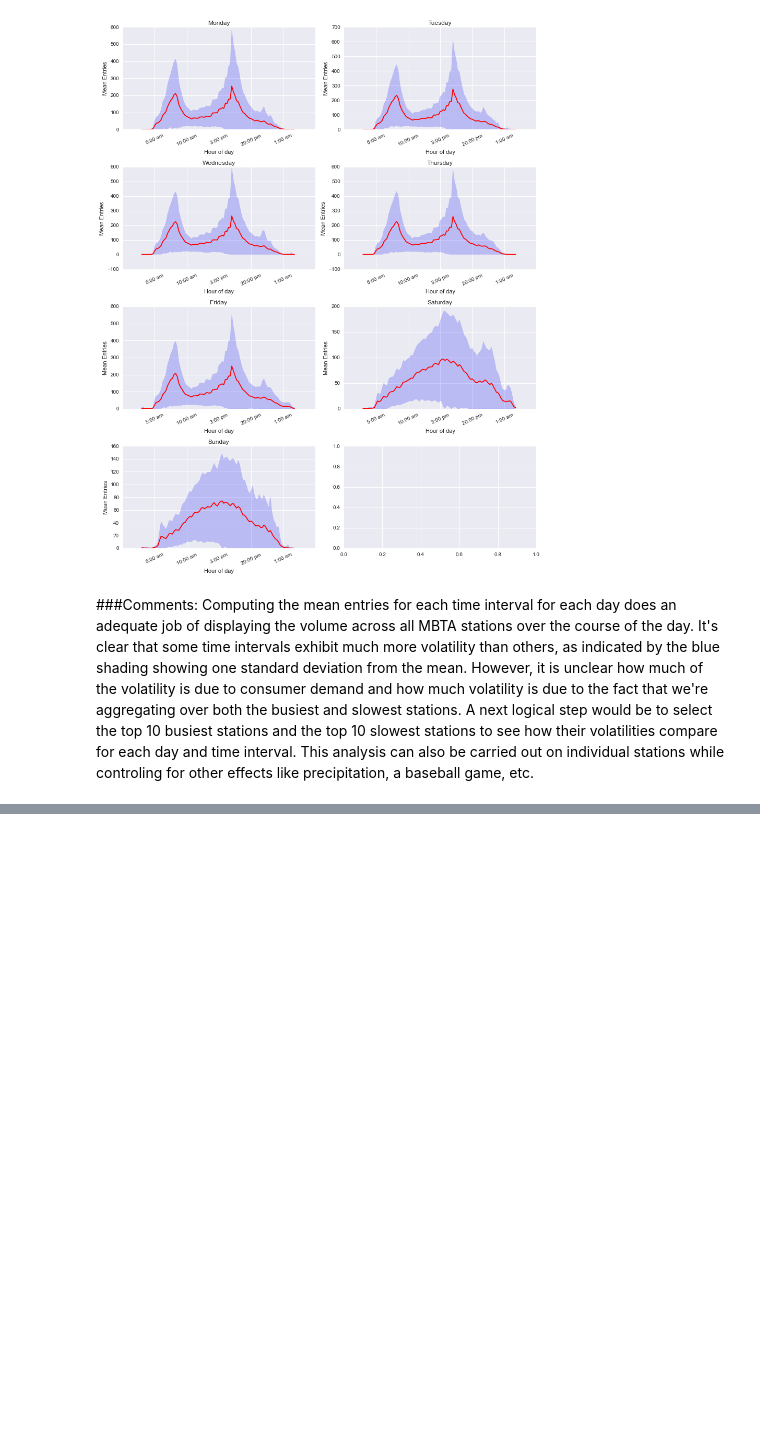
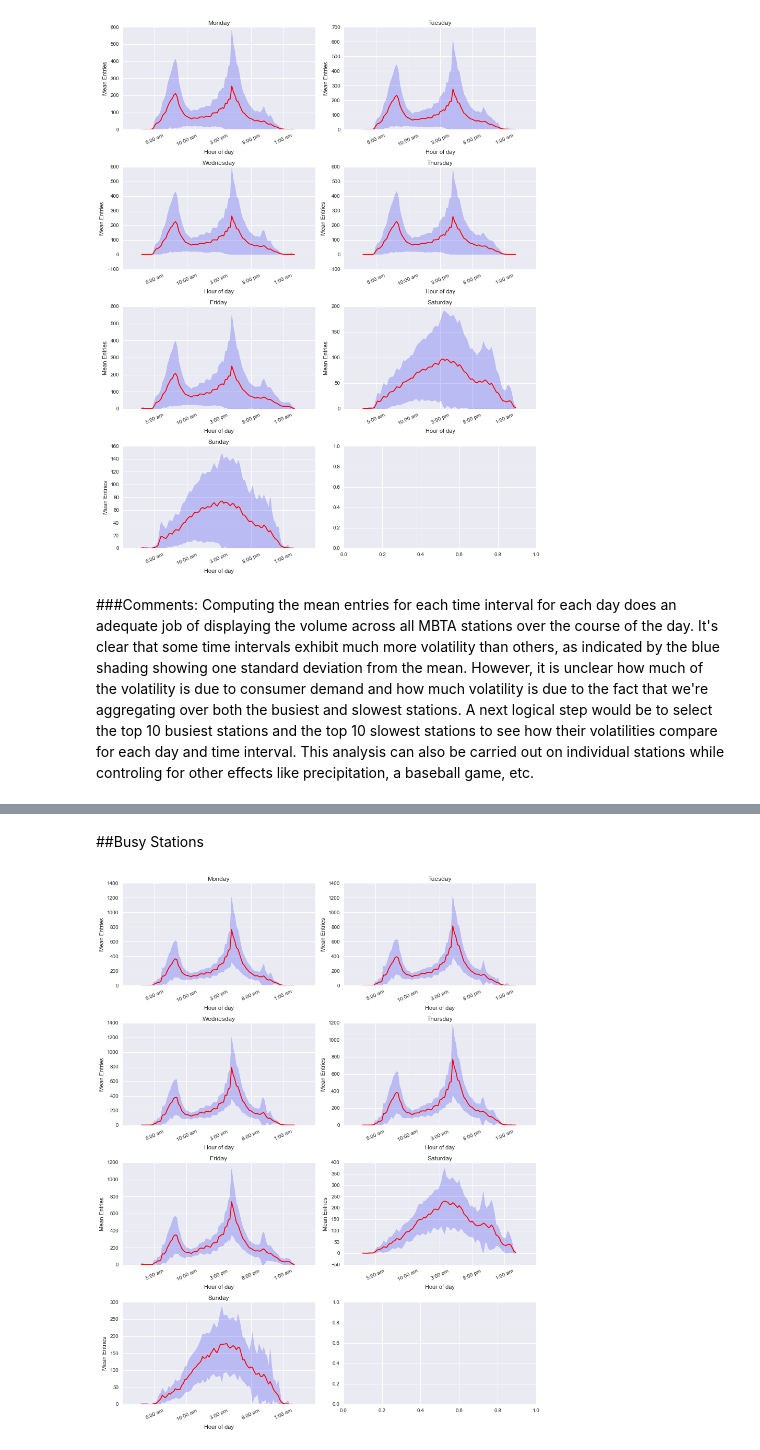
Before and after one commit to azampagl/harvard-capstone, a Jupyter notebook: src/exploration/GateCount_exploratory_fil.ipynb, the cells around one changed output, grey strips where cells are left out. Drawn from its saved outputs; the diff is of its cells as text; code cells hidden in the pictures; blank space fills up the shorter version.

Commit message:
Added plots of entry trends after separating stations by rider volume according to the MBTA bluebook.

```diff
--- a/src/exploration/GateCount_exploratory_fil.ipynb
+++ b/src/exploration/GateCount_exploratory_fil.ipynb
@@ -204,7 +198,7 @@ for ax, day in zip(axes.ravel(), range(7)):
 
     ax.fill_between(dow_time_mean.loc[day].index, upper, lower, color='b', alpha=.2)
 
-    labels=['','5:00 am','10:00 am','3:00 pm','20:00 pm','1:00 am','']
+    labels=['','5:00 am','10:00 am','3:00 pm','8:00 pm','1:00 am','']
 
     ax.xaxis.set_ticklabels(labels,rotation=25)
     ax.set_ylabel('Mean Entries')
@@ -217,0 +218,47 @@ Computing the mean entries for each time interval for each day does an adequate
+# %%
+# Found the ids corresponding to the busy stations in the stations.csv
+# Park St has 2 ids, one for red line entrance and one for green. Both
+# included in list of busy ids
+busy_ids=[1009,1039, 1035, 1052,1113,1080,1075,1036, 1037, 1087, 1055]
+busy_records=gate_count[ [val in busy_ids for val in gate_count['locationid'].values ]]
+
+# average stations. Take care not to confuse Quincy Adams, Quincy Center,
+# Quincy Dock, Quincy Garage ids
+avg_ids=[1059, 1043, 1057, 1004, 1034, 1007,1054, 1072, 1011, 1005, 1053 ]
+avg_records=gate_count[ [val in avg_ids for val in gate_count['locationid'].values ]]
+
+# less-utilized stations
+slow_ids=[1014, 1013, 1040, 1042, 1101, 1056, 1116, 1019, 1115, 1015, 1060]
+slow_records=gate_count[ [val in slow_ids for val in gate_count['locationid'].values ]]
+# %% [markdown]
+##Busy Stations
+# %%
+# groupby both day of week and time_fraction
+busy_grouping = busy_records[['weekday','servicetime_frac','entries']].groupby(['weekday','servicetime_frac'])
+
+dow_time_mean=busy_grouping.agg(np.mean)
+dow_time_std=busy_grouping.agg(np.std)
+
+fig, axes = plt.subplots(nrows=4, ncols=2, figsize=(12, 15),
+                         tight_layout=True)
+#print axes.ravel()
+days=['Monday','Tuesday','Wednesday','Thursday','Friday','Saturday','Sunday']
+for ax, day in zip(axes.ravel(), range(7)):
+
+    ax.plot( dow_time_mean.loc[day].index, dow_time_mean.loc[day]['entries'], color='r', )
+
+    upper=(dow_time_mean.loc[day]['entries'] + dow_time_std.loc[day]['entries']).values
+
+    lower=(dow_time_mean.loc[day]['entries'] - dow_time_std.loc[day]['entries']).values
+    lower=map(stay_pos,lower)
+
+    ax.fill_between(dow_time_mean.loc[day].index, upper, lower, color='b', alpha=.2)
+
+    labels=['','5:00 am','10:00 am','3:00 pm','8:00 pm','1:00 am','']
+
+    ax.xaxis.set_ticklabels(labels,rotation=25)
+    ax.set_ylabel('Mean Entries')
+    ax.set_xlabel('Hour of day')
+    ax.set_title(days[day])
+# %% [output]
+[figure, added]
```
Also changed, not shown: parts of 12 cells of this notebook.
